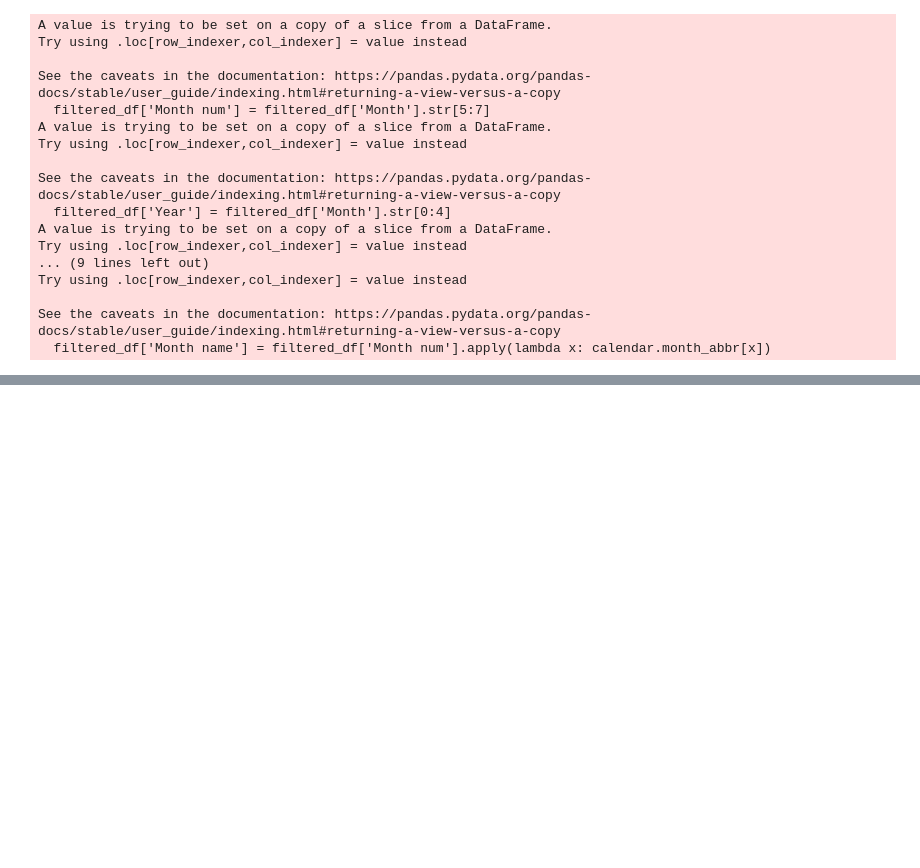
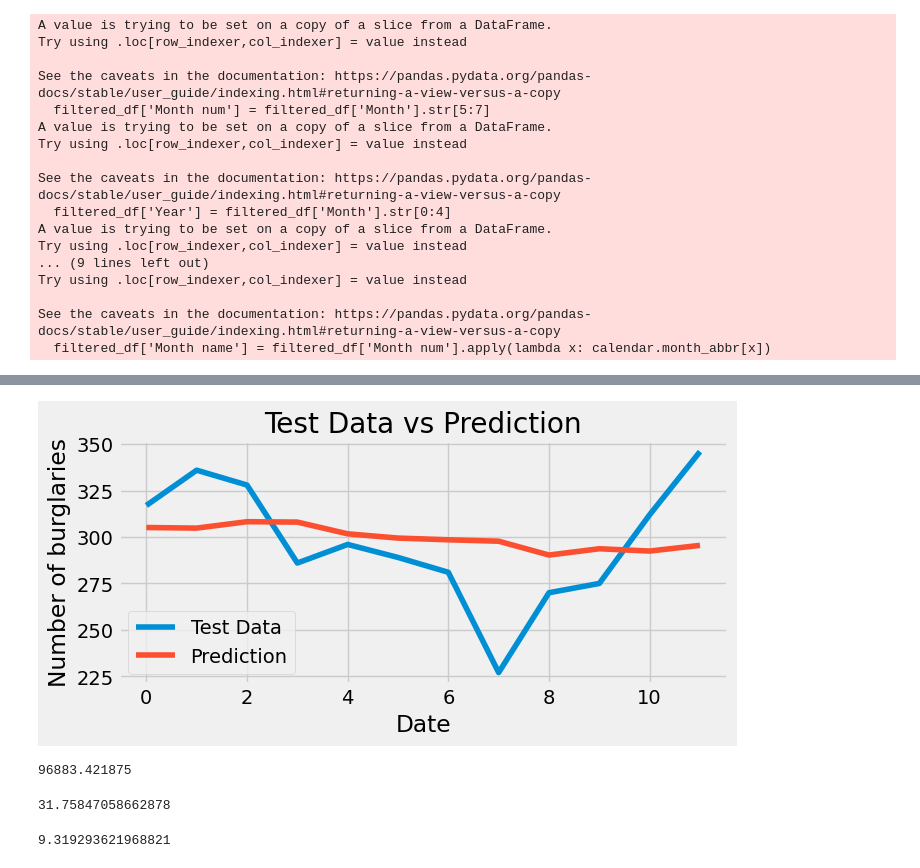
Before and after one commit to isavgt/JBG050-group11, a Jupyter notebook: LSTM.ipynb, the cells around one changed output, grey strips where cells are left out. Saved outputs shown, nothing was run; the diff lists cells and outputs as text; code cells hidden in the pictures; blank space fills up the shorter version.

```diff
--- a/LSTM.ipynb
+++ b/LSTM.ipynb
@@ -239,0 +207,35 @@ Note: you may need to restart the kernel to use updated packages.
+# %%
+# Plot the predictions vs the expected output on the test data
+
+plt.figure(figsize=(7, 3))
+plt.plot(y_test[0], label='Test Data')
+plt.plot(test_predictions[:,0], label='Prediction')
+plt.title('Test Data vs Prediction')
+# add labels to the axes
+plt.xlabel('Date')
+plt.ylabel('Number of burglaries')
+plt.legend()
+plt.show()
+
+#dummy vars on the months (12 months so 1 dummy vars)
+# %% [output]
+[figure, added]
+# %%
+# Calculate the Mean Absolute Error of the predictions on the test data
+from sklearn.metrics import mean_absolute_error
+mean_absolute_error(y_test[0], test_predictions[:,0])
+# %% [output]
+96883.421875
+# %%
+# Calculate the Root Mean Squared Error of the predictions on the test data
+from sklearn.metrics import mean_squared_error
+np.sqrt(mean_squared_error(y_test[0], test_predictions[:,0]))
+# %% [output]
+31.75847058662878
+# %%
+# Calculate the Mean Absolute Percentage Error of the predictions on the test data
+def mean_absolute_percentage_error(y_true, y_pred):
+    return np.mean(np.abs((y_true - y_pred) / y_true)) * 100
+mean_absolute_percentage_error(y_test[0], test_predictions[:,0])
+# %% [output]
+9.319293621968821
```
Also changed, not shown: parts of 15 cells of this notebook.
